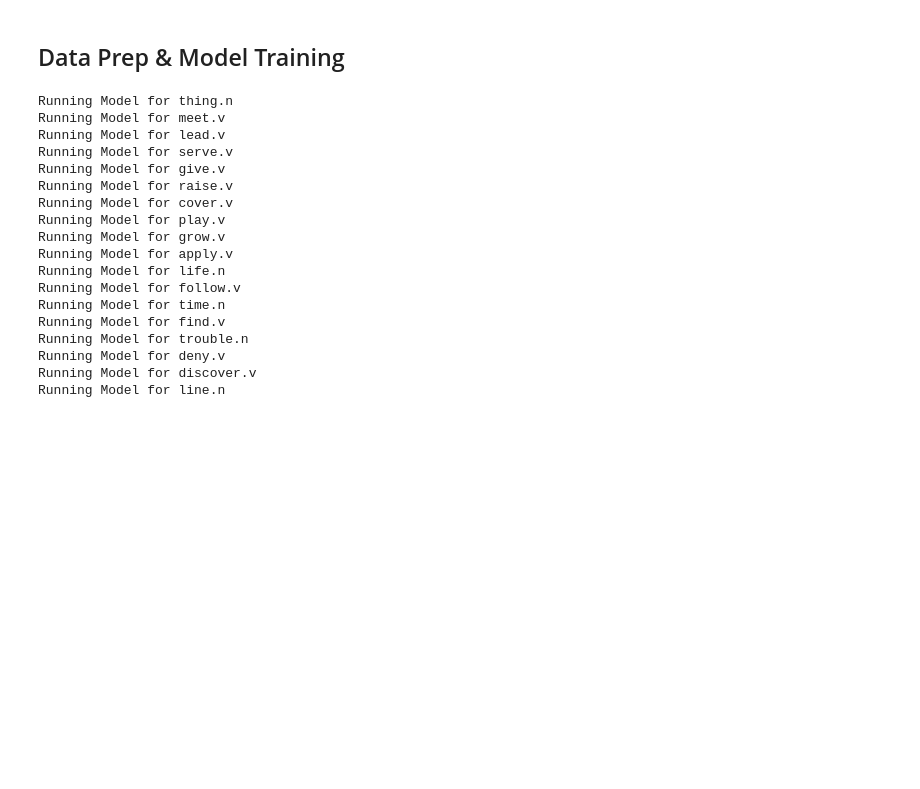
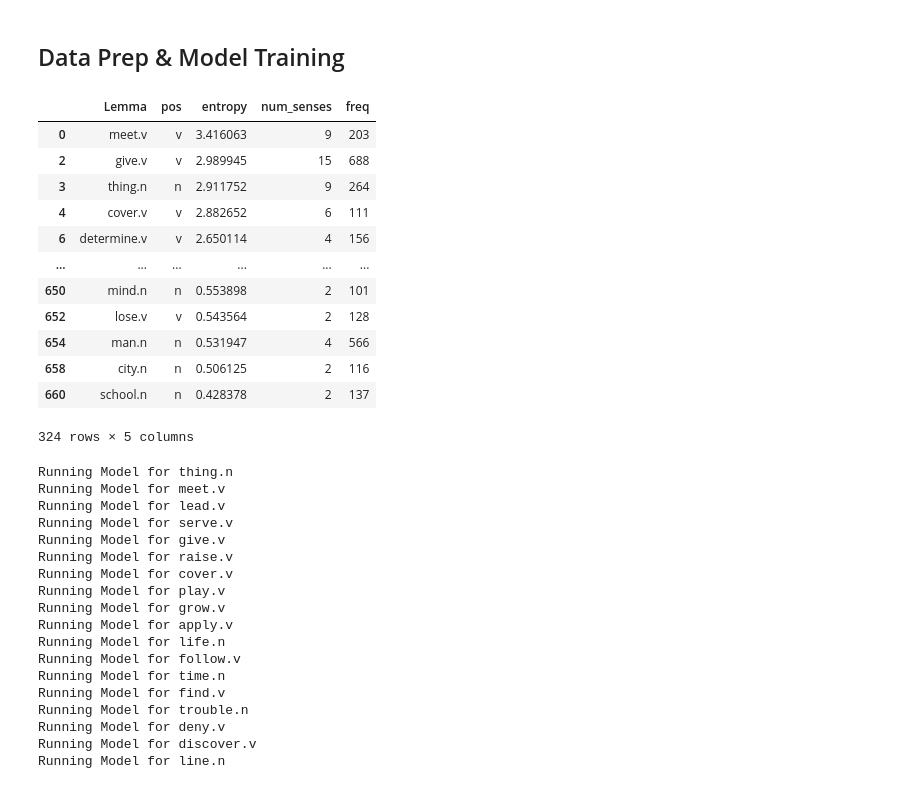
Before and after one commit to sathvikn/bert-wordsense, a Jupyter notebook: codebase/notebooks/probe-all.ipynb, the cells around one changed output. Cells and saved outputs as stored; diff of their text form; code cells hidden in the pictures; blank space fills up the shorter version.

```diff
--- a/codebase/notebooks/probe-all.ipynb
+++ b/codebase/notebooks/probe-all.ipynb
@@ -22,6 +22,22 @@ updated_entropy = pd.read_csv('../data/semcor_entropy_revised.csv')
 updated_entropy = updated_entropy.rename({'word': 'Lemma'}, axis = 1)
 updated_entropy['Lemma'] = updated_entropy['Lemma'] + ['.'] + updated_entropy['pos']
 df = updated_entropy[(updated_entropy['Lemma'].isin(df['Lemma']))]
+# %%
+df
+# %% [output]
+|  | Lemma | pos | entropy | num_senses | freq |
+| 0 | meet.v | v | 3.416063 | 9 | 203 |
+| 2 | give.v | v | 2.989945 | 15 | 688 |
+| 3 | thing.n | n | 2.911752 | 9 | 264 |
+| 4 | cover.v | v | 2.882652 | 6 | 111 |
+| 6 | determine.v | v | 2.650114 | 4 | 156 |
+| ... | ... | ... | ... | ... | ... |
+| 650 | mind.n | n | 0.553898 | 2 | 101 |
+| 652 | lose.v | v | 0.543564 | 2 | 128 |
+| 654 | man.n | n | 0.531947 | 4 | 566 |
+| 658 | city.n | n | 0.506125 | 2 | 116 |
+| 660 | school.n | n | 0.428378 | 2 | 137 |
+324 rows × 5 columns
 # %%
 model_data = {}
 test_stats = []
```
Also changed, not shown: parts of 3 cells of this notebook.
